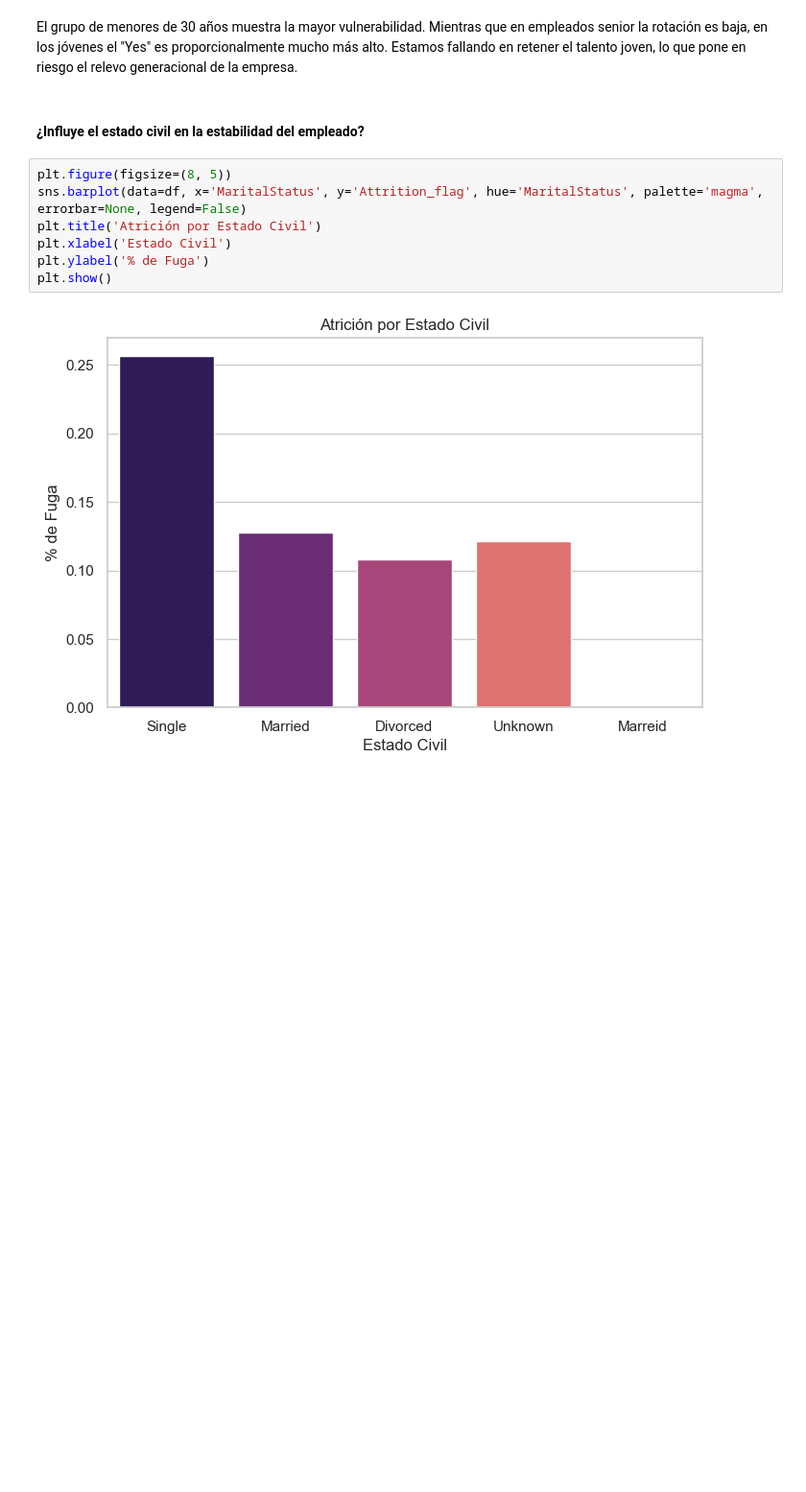
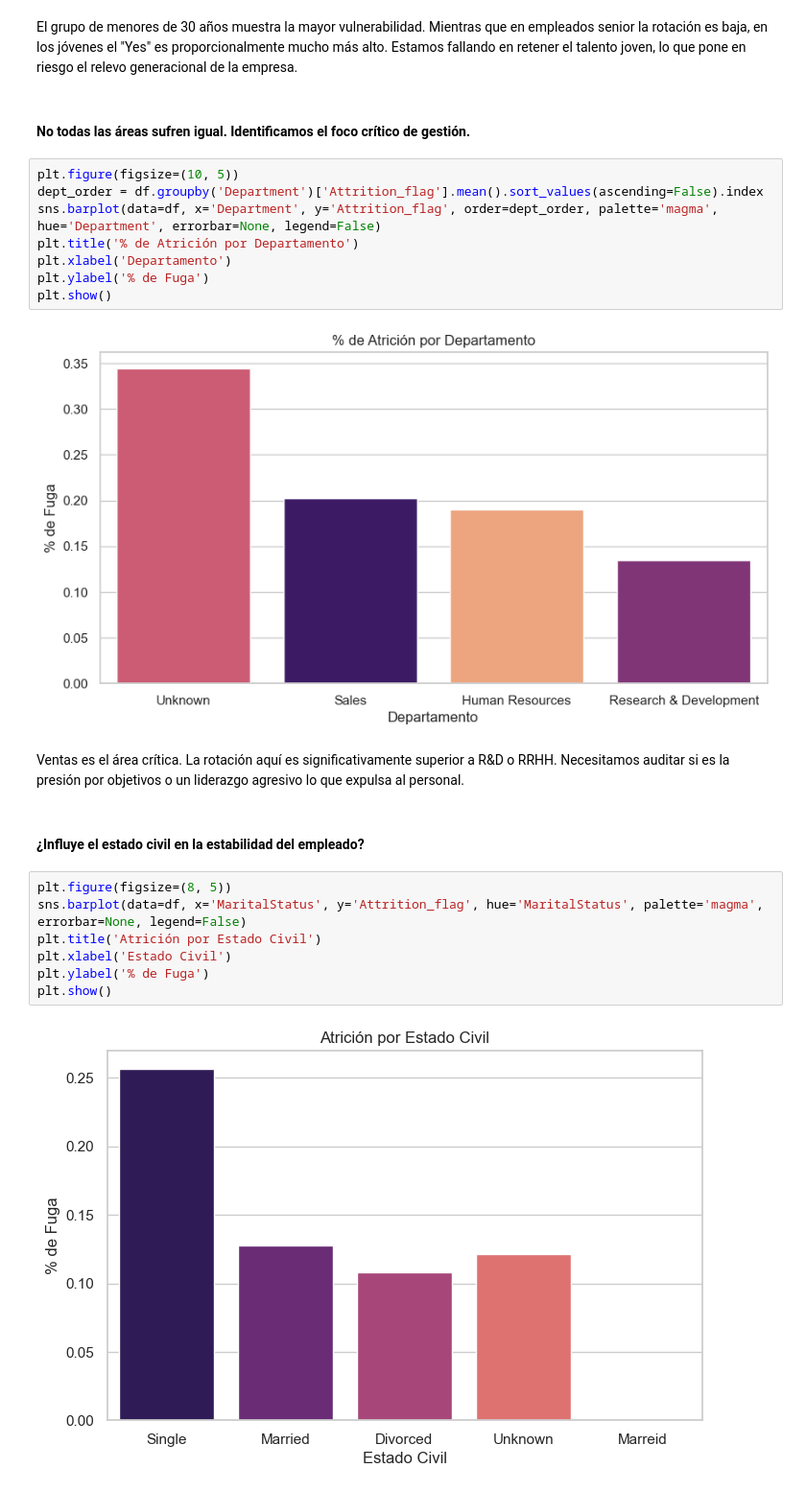
Before and after one commit to Ruthpsegovia/proyecto-da-promo-59-modulo-3-team-2, a Jupyter notebook: Visualizaciones/Visual_Storytelling.ipynb, the cells around one changed output. Shown at 96% size. Drawn from its saved outputs; the diff is of its cells as text; blank space fills up the shorter version.

```diff
--- a/Visualizaciones/Visual_Storytelling.ipynb
+++ b/Visualizaciones/Visual_Storytelling.ipynb
@@ -48,5 +48,19 @@ plt.show()
 # %% [markdown]
 El grupo de menores de 30 años muestra la mayor vulnerabilidad. Mientras que en empleados senior la rotación es baja, en los jóvenes el "Yes" es proporcionalmente mucho más alto. Estamos fallando en retener el talento joven, lo que pone en riesgo el relevo generacional de la empresa.
+# %% [markdown]
+#### No todas las áreas sufren igual. Identificamos el foco crítico de gestión.
+# %%
+plt.figure(figsize=(10, 5))
+dept_order = df.groupby('Department')['Attrition_flag'].mean().sort_values(ascending=False).index
+sns.barplot(data=df, x='Department', y='Attrition_flag', order=dept_order, palette='magma', hue='Department', errorbar=None, legend=False)
+plt.title('% de Atrición por Departamento')
+plt.xlabel('Departamento')
+plt.ylabel('% de Fuga')
+plt.show()
+# %% [output]
+[figure, added]
+# %% [markdown]
+Ventas es el área crítica. La rotación aquí es significativamente superior a R&D o RRHH. Necesitamos auditar si es la presión por objetivos o un liderazgo agresivo lo que expulsa al personal.
 # %% [markdown]
 #### ¿Influye el estado civil en la estabilidad del empleado?
 # %%
```
Also changed, not shown: parts of 7 cells of this notebook.
